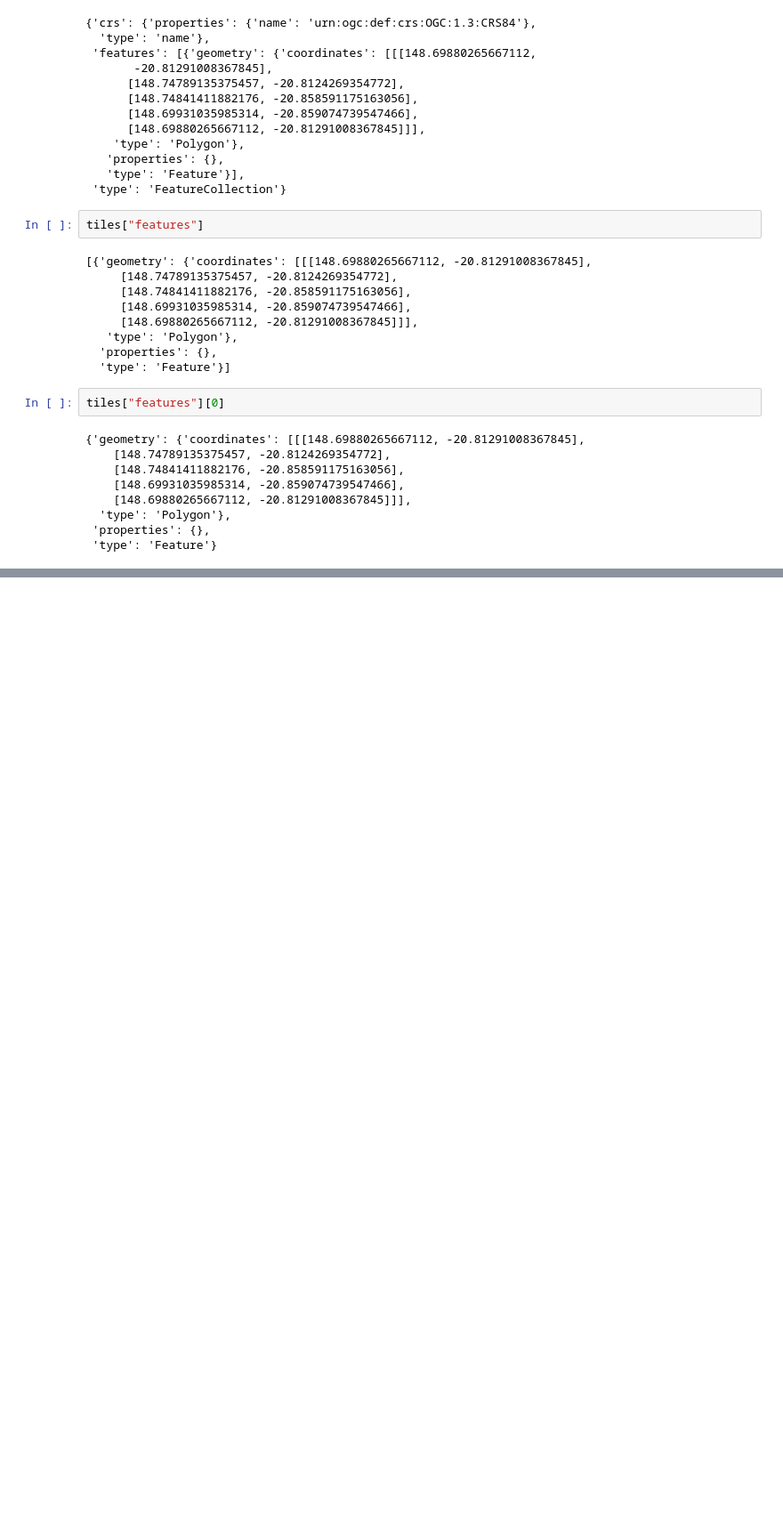
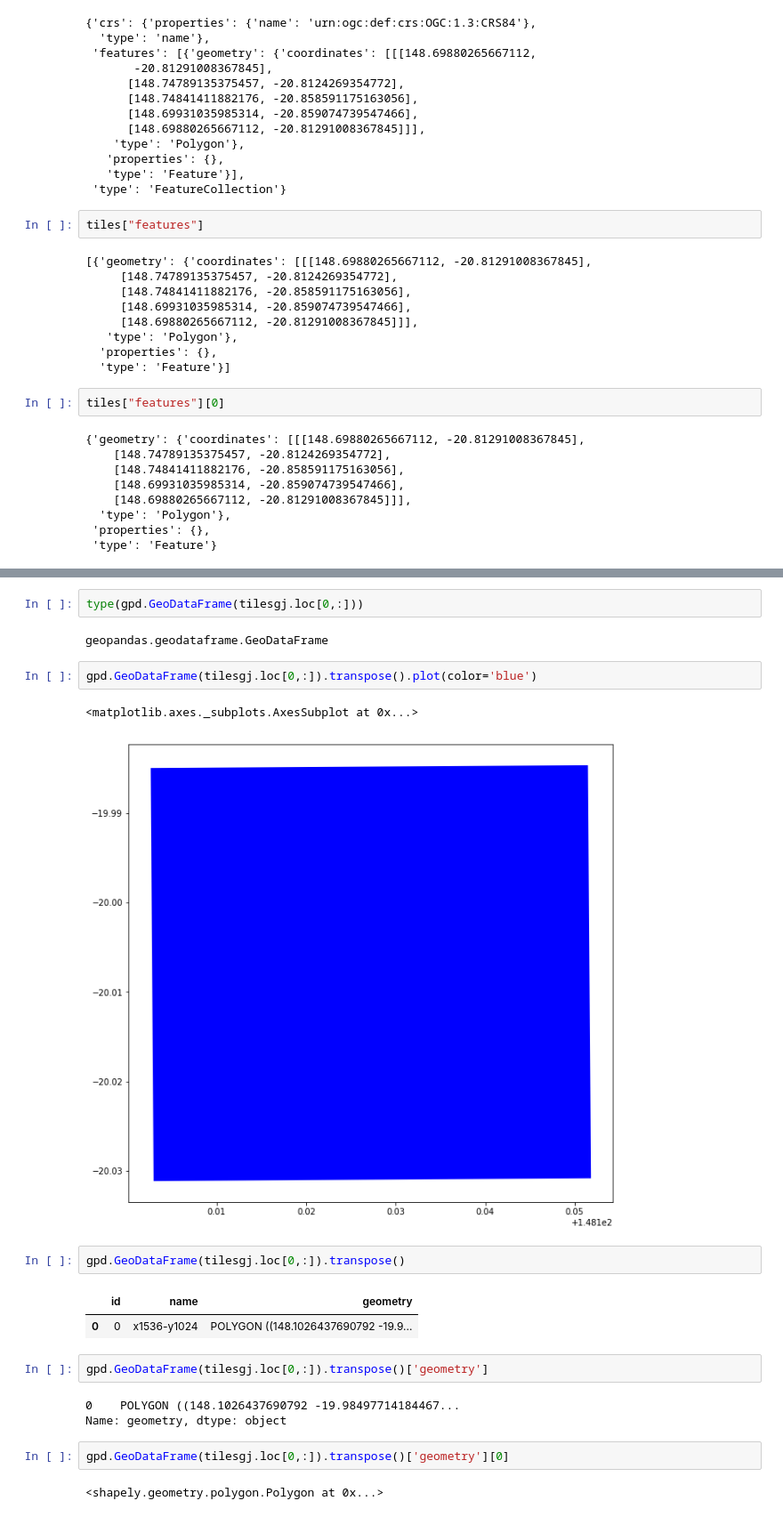
Before and after one commit to satellite-datathon/sdthon, a Jupyter notebook: phase-01/choropleth.ipynb, the cells around one changed output, grey strips where cells are left out. Shown: that part at 89% size. Saved outputs shown, nothing was run; the diff lists cells and outputs as text; blank space fills up the shorter version.

```diff
--- a/phase-01/choropleth.ipynb
+++ b/phase-01/choropleth.ipynb
@@ -51,0 +279,23 @@ tiles["features"][0]
+# %%
+type(gpd.GeoDataFrame(tilesgj.loc[0,:]))
+# %% [output]
+geopandas.geodataframe.GeoDataFrame
+# %%
+gpd.GeoDataFrame(tilesgj.loc[0,:]).transpose().plot(color='blue')
+# %% [output]
+<matplotlib.axes._subplots.AxesSubplot at 0x...>
+[figure, added]
+# %%
+gpd.GeoDataFrame(tilesgj.loc[0,:]).transpose()
+# %% [output]
+|  | id | name | geometry |
+| 0 | 0 | x1536-y1024 | POLYGON ((148.1026437690792 -19.9... |
+# %%
+gpd.GeoDataFrame(tilesgj.loc[0,:]).transpose()['geometry']
+# %% [output]
+0    POLYGON ((148.1026437690792 -19.98497714184467...
+Name: geometry, dtype: object
+# %%
+gpd.GeoDataFrame(tilesgj.loc[0,:]).transpose()['geometry'][0]
+# %% [output]
+<shapely.geometry.polygon.Polygon at 0x...>
```
Also changed, not shown: parts of 24 cells of this notebook, 2 other files.
